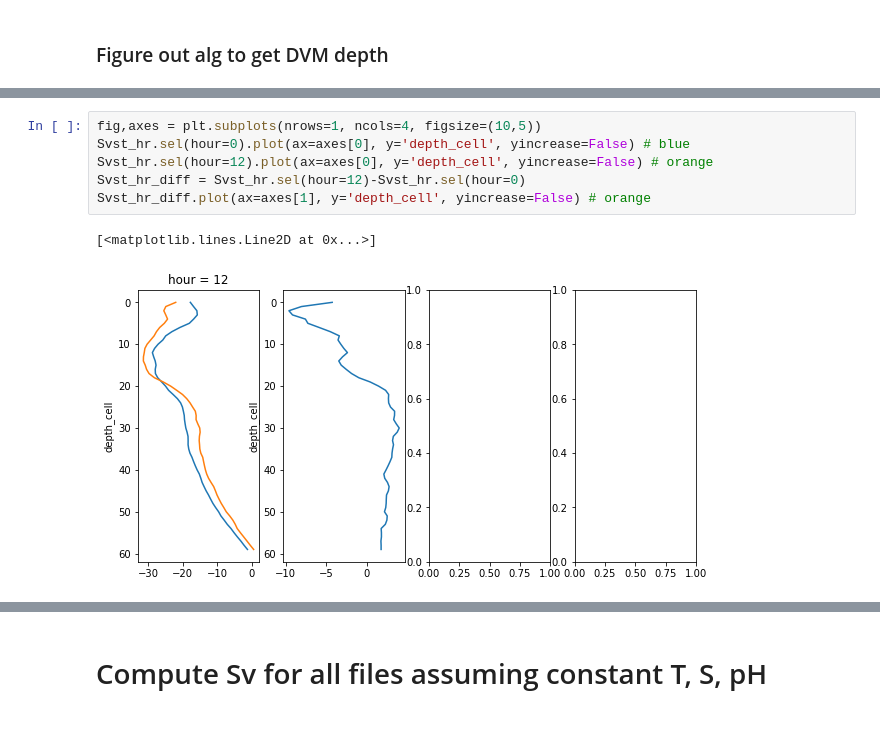
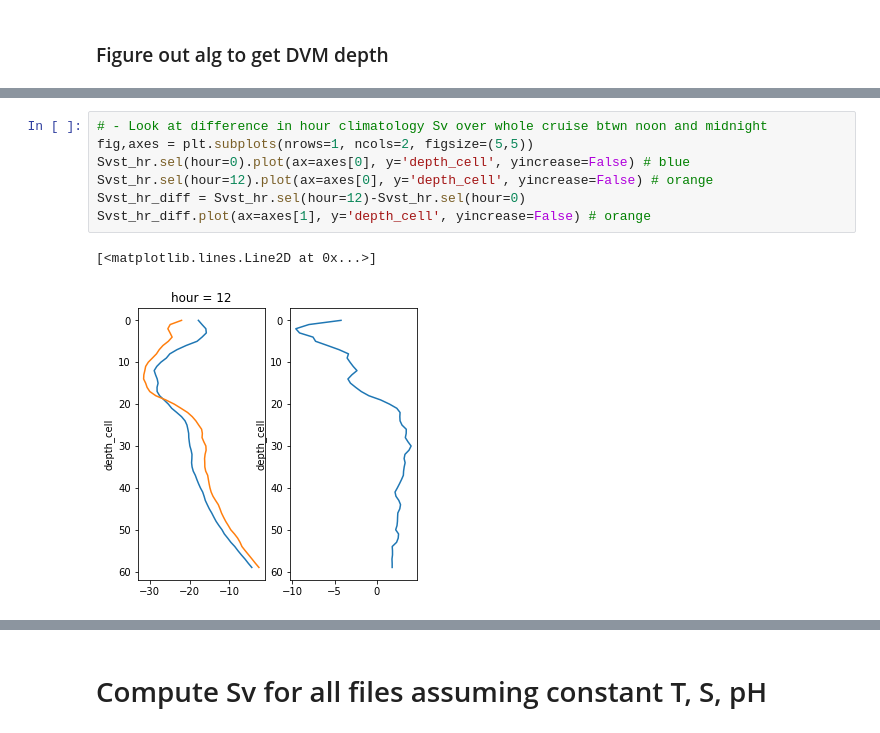
Before and after one commit to shirleyswirley/acoustic-variability, a Jupyter notebook: python/test_DVM_algs_and_UTC_time.ipynb, the cells around one changed output, grey strips where cells are left out. Saved outputs shown, nothing was run; the diff lists cells and outputs as text.

```diff
--- a/python/test_DVM_algs_and_UTC_time.ipynb
+++ b/python/test_DVM_algs_and_UTC_time.ipynb
@@ -265,9 +260,10 @@ Svst_hr.plot(y='depth_cell', yincrease=False, vmax=0)
 # %%
-fig,axes = plt.subplots(nrows=1, ncols=4, figsize=(10,5))
+# - Look at difference in hour climatology Sv over whole cruise btwn noon and midnight
+fig,axes = plt.subplots(nrows=1, ncols=2, figsize=(5,5))
 Svst_hr.sel(hour=0).plot(ax=axes[0], y='depth_cell', yincrease=False) # blue
 Svst_hr.sel(hour=12).plot(ax=axes[0], y='depth_cell', yincrease=False) # orange
 Svst_hr_diff = Svst_hr.sel(hour=12)-Svst_hr.sel(hour=0)
 Svst_hr_diff.plot(ax=axes[1], y='depth_cell', yincrease=False) # orange
 # %% [output]
 [<matplotlib.lines.Line2D at 0x...>]
-[figure, old version]
+[figure, new version]
```
Also changed, not shown: parts of 46 cells of this notebook.
